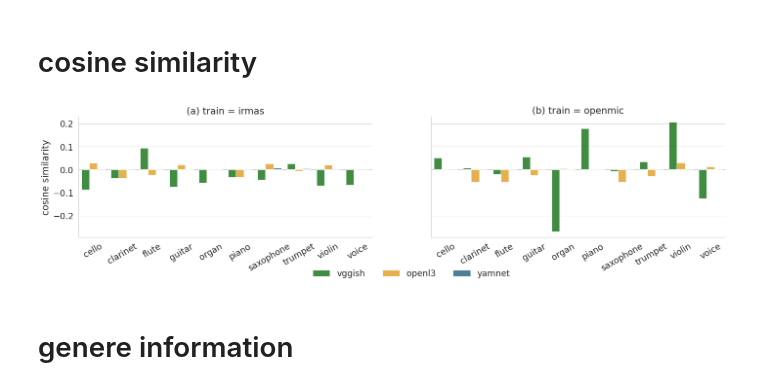
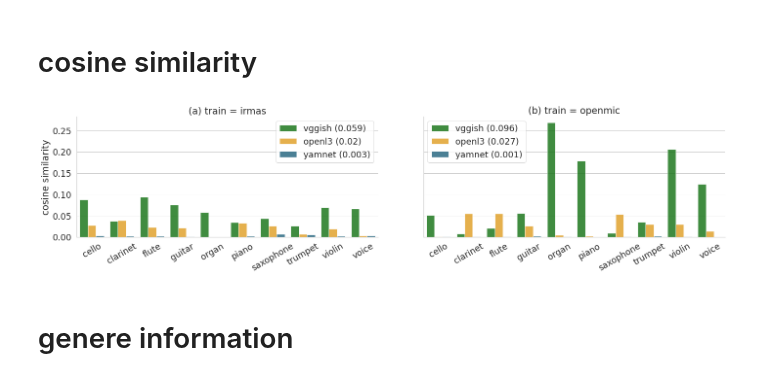
Before and after one commit to changhongw/audio-embedding-bias, a Jupyter notebook: plot_results.ipynb, the cells around one changed output. Saved outputs shown, nothing was run; the diff lists cells and outputs as text; code cells hidden in the pictures.

```diff
--- a/plot_results.ipynb
+++ b/plot_results.ipynb
@@ -11,25 +11,36 @@ warnings.filterwarnings('ignore')
 # %%
 sns.set_theme(context='notebook', style='whitegrid', font_scale=1.6)
 colors = ['green', 'orange', '#0e668b']
 hue_order = ['vggish', 'openl3', 'yamnet']
 
 df = pd.read_csv('cosine_similarity.csv')
+df['cosine similarity'] = abs(df['cosine similarity'])
 ax = sns.catplot(data=df, col='train set', x='instrument', y='cosine similarity', hue='embedding', kind='bar', aspect=2,
                legend_out=False, palette=colors, hue_order=hue_order, alpha = 0.8)
 a0 = ax.fig.axes[0]
 a0.set_title("(a) train = irmas")
+handles, labels = a0.get_legend_handles_labels()
+df_irmas = df[df['train set']=='irmas']
+text = [a0.legend(ncol=1).get_texts()[l].get_text() + ' (' + \
+        str(np.round(df_irmas[df_irmas['embedding']==hue_order[l]]['cosine similarity'].mean(), 3)) + ')' for l in range(len(hue_order))]
+a0.legend(handles, text, ncol=1)
 a1 = ax.fig.axes[1]
 a1.set_title("(b) train = openmic")
+handles, labels = a1.get_legend_handles_labels()
+df_openmic = df[df['train set']=='openmic']
+text = [a1.legend(ncol=1).get_texts()[l].get_text() + ' (' + \
+        str(np.round(df_openmic[df_openmic['embedding']==hue_order[l]]['cosine similarity'].mean(), 3)) + ')' for l in range(len(hue_order))]
+a1.legend(handles, text, ncol=1)
 
 ax.set(xlabel=None)
-plt.subplots_adjust(wspace=0.2)
+plt.subplots_adjust(wspace=0.15)
 ax.set_xticklabels(rotation=30)
-lgd = sns.move_legend(ax, "lower center", bbox_to_anchor=(.54, -.08), ncol=3, title=None, frameon=False)
+# lgd = sns.move_legend(ax, "lower center", bbox_to_anchor=(.54, -.08), ncol=3, title=None, frameon=False)
 # plt.tight_layout()
 plt.savefig('cosine_similarity.pdf', bbox_inches='tight')
 plt.savefig('cosine_similarity.png', bbox_inches='tight')
 # %% [output]
-[figure, old version]
+[figure, new version]
 # %% [markdown]
 # genere information
 # %%
```
Also changed, not shown: parts of 13 cells of this notebook.
